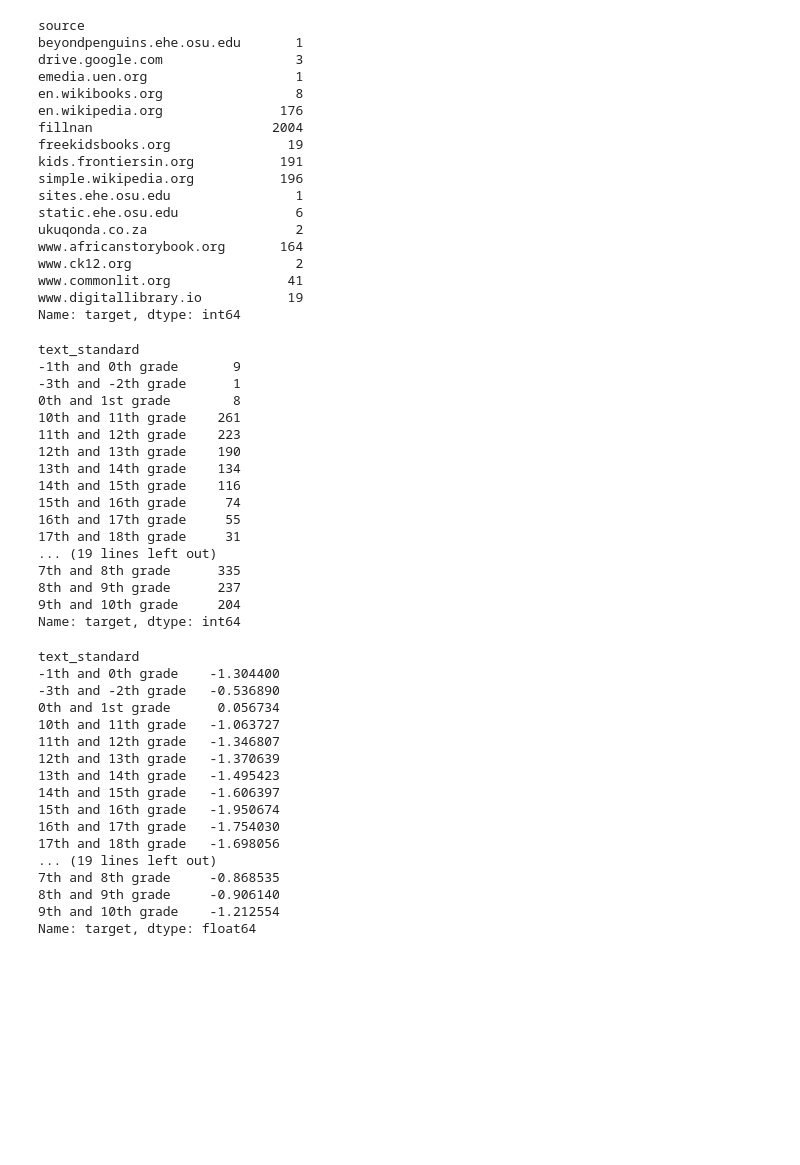
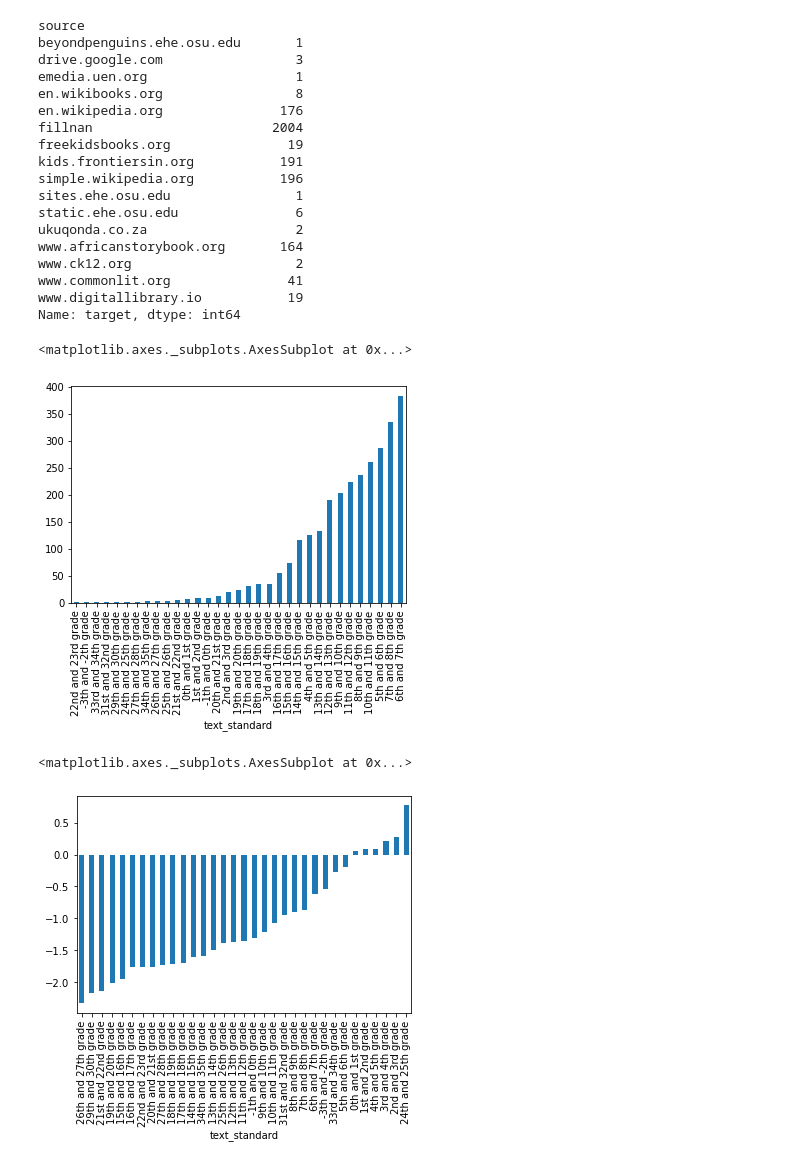
Before and after one commit to beifa/CommonLit, a Jupyter notebook: Description&eda.ipynb, the cells around one changed output. Saved outputs shown, nothing was run; the diff lists cells and outputs as text; code cells hidden in the pictures; blank space fills up the shorter version.

```diff
--- a/Description&eda.ipynb
+++ b/Description&eda.ipynb
@@ -351,43 +331,13 @@ www.commonlit.org               41
 www.digitallibrary.io           19
 Name: target, dtype: int64
 # %%
-df.groupby('text_standard')['target'].count()
+df.groupby('text_standard')['target'].count().sort_values(kind = ['index']).plot(kind= 'bar')
 # %% [output]
-text_standard
--1th and 0th grade       9
--3th and -2th grade      1
-0th and 1st grade        8
-10th and 11th grade    261
-11th and 12th grade    223
-12th and 13th grade    190
-13th and 14th grade    134
-14th and 15th grade    116
-15th and 16th grade     74
-16th and 17th grade     55
-17th and 18th grade     31
-... (19 lines left out)
-7th and 8th grade      335
-8th and 9th grade      237
-9th and 10th grade     204
-Name: target, dtype: int64
+<matplotlib.axes._subplots.AxesSubplot at 0x...>
+[figure, added]
 # %%
-df.groupby('text_standard')['target'].mean()
+df.groupby('text_standard')['target'].mean().sort_values(kind = ['index']).plot(kind= 'bar')
 # %% [output]
-text_standard
--1th and 0th grade    -1.304400
--3th and -2th grade   -0.536890
-0th and 1st grade      0.056734
-10th and 11th grade   -1.063727
-11th and 12th grade   -1.346807
-12th and 13th grade   -1.370639
-13th and 14th grade   -1.495423
-14th and 15th grade   -1.606397
-15th and 16th grade   -1.950674
-16th and 17th grade   -1.754030
-17th and 18th grade   -1.698056
-... (19 lines left out)
-7th and 8th grade     -0.868535
-8th and 9th grade     -0.906140
-9th and 10th grade    -1.212554
-Name: target, dtype: float64
+<matplotlib.axes._subplots.AxesSubplot at 0x...>
+[figure, added]
 # %%
```
Also changed, not shown: parts of 24 cells of this notebook.
